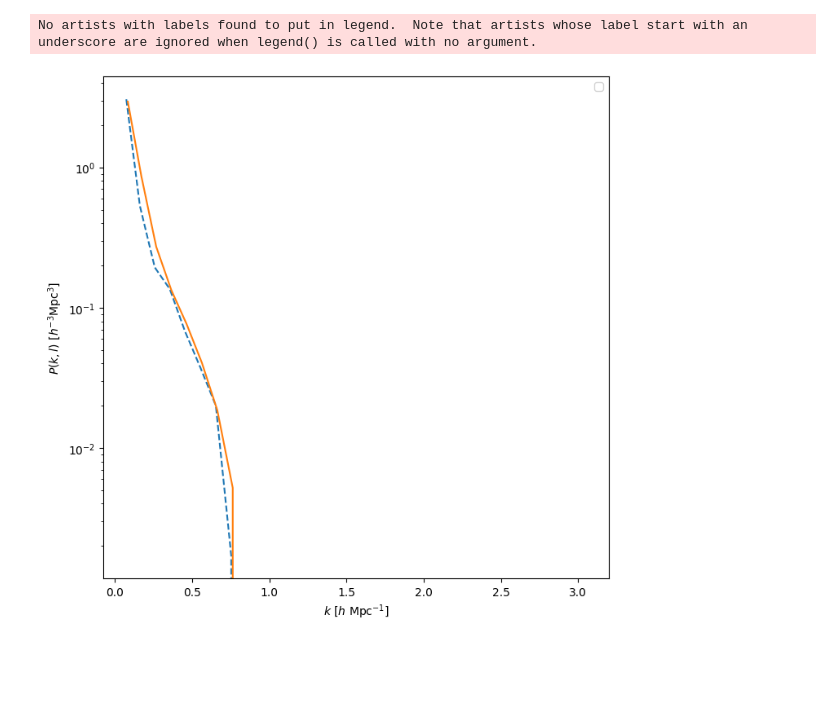
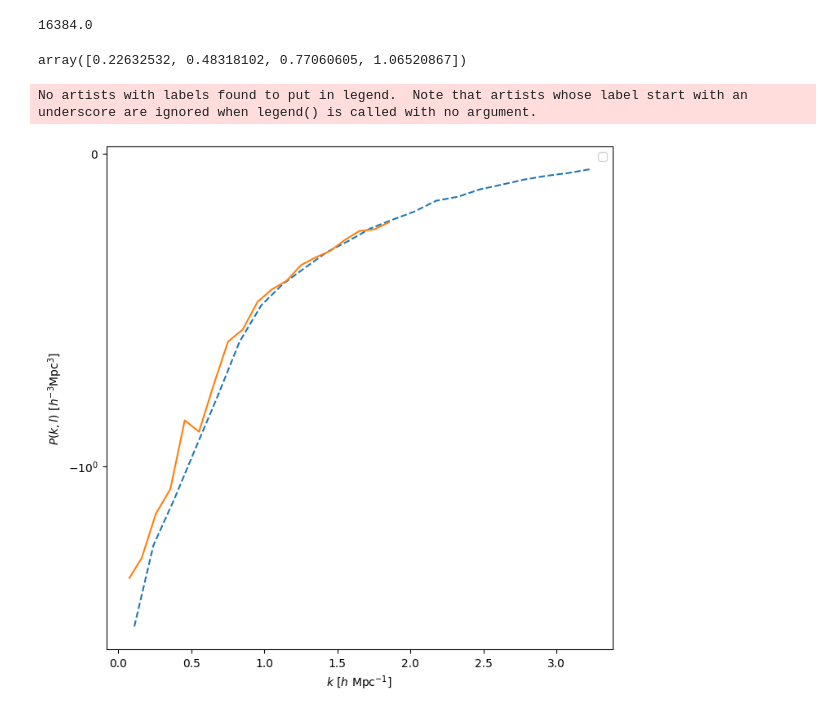
Before and after one commit to guoqigithub/MAPLE-test, a Jupyter notebook: test_power.ipynb, the cells around one changed output. Cells and saved outputs as stored; diff of their text form; code cells hidden in the pictures; blank space fills up the shorter version.

```diff
--- a/test_power.ipynb
+++ b/test_power.ipynb
@@ -22,9 +22,9 @@ plt.show()
 from nbodykit.lab import UniformCatalog, FFTPower
 #calculate fluxes, do things in flux space
 # pm_red = nbodykit.source.mesh.array.ArrayMesh(flux_red, 320)
-pm_ex = nbodykit.source.mesh.array.ArrayMesh(flux_ex, 320)
+pm_ex = nbodykit.source.mesh.array.ArrayMesh(flux_ex, 150)
 # %%
-m_array = np.load("pkell_red.npy")
+m_array = np.load("pkell_red_CRO.npy")
 l0 = np.where(m_array[:,1]==0)[0]
 k_l0 = m_array[l0,0]
 Pk_l0 = m_array[l0,2]
@@ -69,0 +45,30 @@ No artists with labels found to put in legend.  Note that artists whose label st
+# %%
+# r_red_2d = FFTPower(pm_red, mode='2d', dk=0.1, kmin=0.0001, Nmu=4, los=[0,0,1])
+# Pkmu_red = r_red_2d.power
+
+r_ex_2d = FFTPower(pm_ex, mode='2d', dk=0.1, kmin=0.0001, Nmu=5, los=[0,0,1], poles=[0,2,4])
+poles = r_ex_2d.poles
+plt.figure(figsize=(8,8))
+
+# plot each mu bin
+lines = ["r","g","b","k","y"]
+# for i in range(Pkmu_red.shape[1]):
+#     Pk = Pkmu_red[:,i] # select the ith mu bin
+#     label = r'$\mu$=%.1f' % (Pkmu_red.coords['mu'][i])
+#     plt.loglog(Pk['k'], Pk['power'].real,lines[i], label=label)
+plt.plot(k_l0, k_l0 * Pk_l0, linestyle='dashed')
+# plt.plot(k_l2, -k_l2 * Pk_l2, linestyle='dashed')
+
+# format the axes
+plt.legend(loc=0, ncol=2)
+plt.xlabel(r"$k$ [$h \ \mathrm{Mpc}^{-1}$]")
+plt.ylabel(r"$P(k, l)$ [$h^{-3}\mathrm{Mpc}^3$]")
+
+#plot realspace as little dots on top
+for ell in [0]:
+    label = r'$\ell=%d$' % (ell)
+    P = poles['power_%d' %ell].real
+    # if ell == 0: P = P - poles.attrs['shotnoise']
+    plt.plot(poles['k'], poles['k'] * P, label=label)
+
+plt.yscale("log")
@@ -70,33 +78,42 @@ No artists with labels found to put in legend.  Note that artists whose label st
+# %%
+(320/2.5)**2
+# %% [output]
+16384.0
+# %%
+poles['k']
+# %% [output]
+array([0.22632532, 0.48318102, 0.77060605, 1.06520867])
 # %%
 # r_red_2d = FFTPower(pm_red, mode='2d', dk=0.1, kmin=0.0001, Nmu=4, los=[0,0,1])
 # Pkmu_red = r_red_2d.power
 
-r_ex_2d = FFTPower(pm_ex, mode='2d', dk=0.1, kmin=0.01, Nmu=5, los=[0,0,1], poles=[0,2,4])
+r_ex_2d = FFTPower(pm_ex, mode='2d', dk=0.1, kmin=0.0001, Nmu=5, los=[0,0,1], poles=[0,2,4])
 poles = r_ex_2d.poles
 plt.figure(figsize=(8,8))
 
 # plot each mu bin
 lines = ["r","g","b","k","y"]
 # for i in range(Pkmu_red.shape[1]):
 #     Pk = Pkmu_red[:,i] # select the ith mu bin
 #     label = r'$\mu$=%.1f' % (Pkmu_red.coords['mu'][i])
 #     plt.loglog(Pk['k'], Pk['power'].real,lines[i], label=label)
 # plt.plot(k_l0, k_l0 * Pk_l0, linestyle='dashed')
-plt.plot(k_l2, -k_l2 * Pk_l2, linestyle='dashed')
+plt.plot(k_l2, k_l2 * Pk_l2, linestyle='dashed')
 
+plt.yscale('symlog', linthresh=1)
 # format the axes
 plt.legend(loc=0, ncol=2)
 plt.xlabel(r"$k$ [$h \ \mathrm{Mpc}^{-1}$]")
 plt.ylabel(r"$P(k, l)$ [$h^{-3}\mathrm{Mpc}^3$]")
 
 #plot realspace as little dots on top
 for ell in [2]:
     label = r'$\ell=%d$' % (ell)
     P = poles['power_%d' %ell].real
     # if ell == 0: P = P - poles.attrs['shotnoise']
-    plt.plot(poles['k'], -poles['k'] * P, label=label)
+    plt.plot(poles['k'], poles['k'] * P, label=label)
 
-plt.yscale("log")
+plt.yscale("symlog", linthresh=1)
 # %% [output]
 No artists with labels found to put in legend.  Note that artists whose label start with an underscore are ignored when legend() is called with no argument.
-[figure, old version]
+[figure, new version]
```
Also changed, not shown: parts of 6 cells of this notebook, 1 other file.
